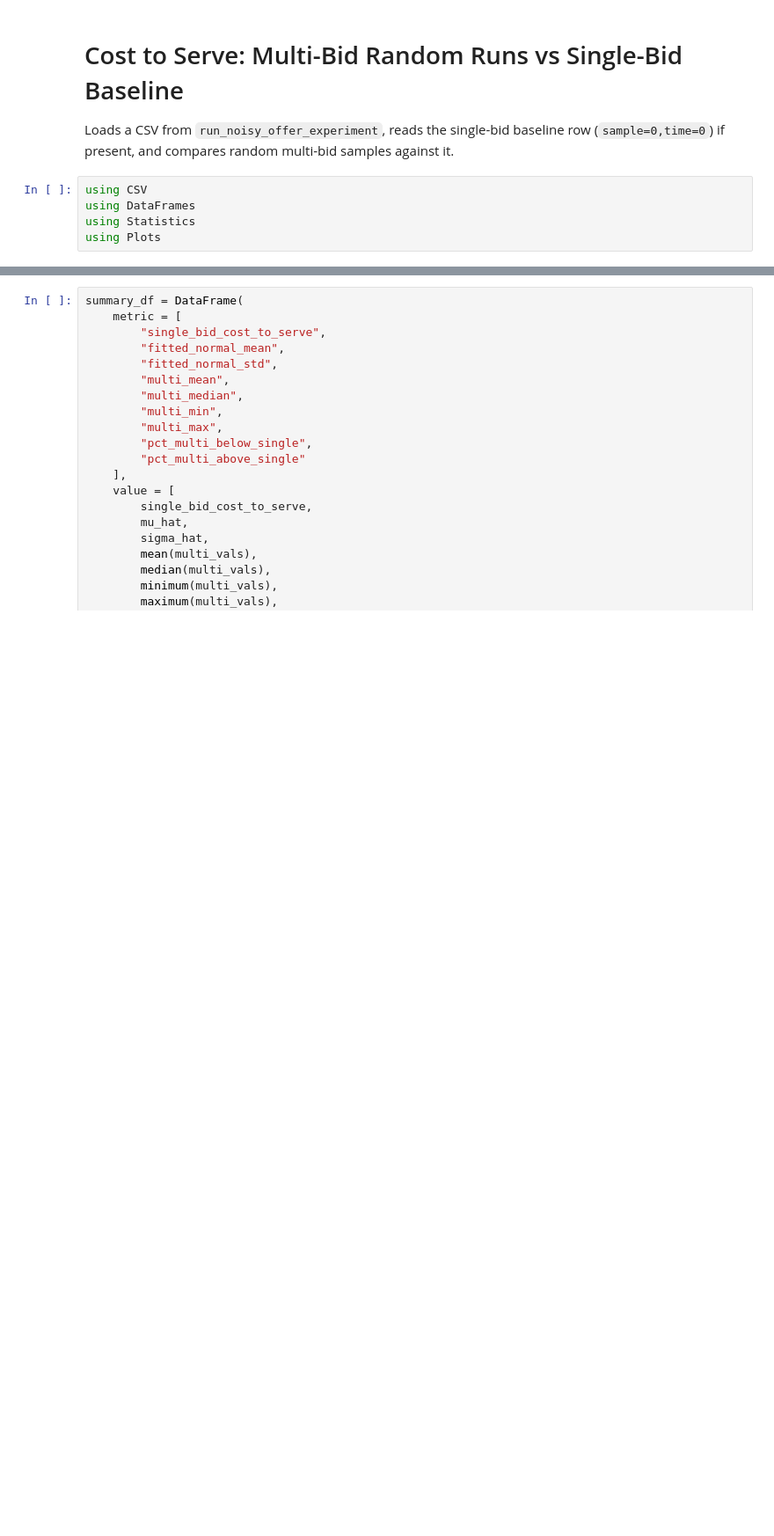
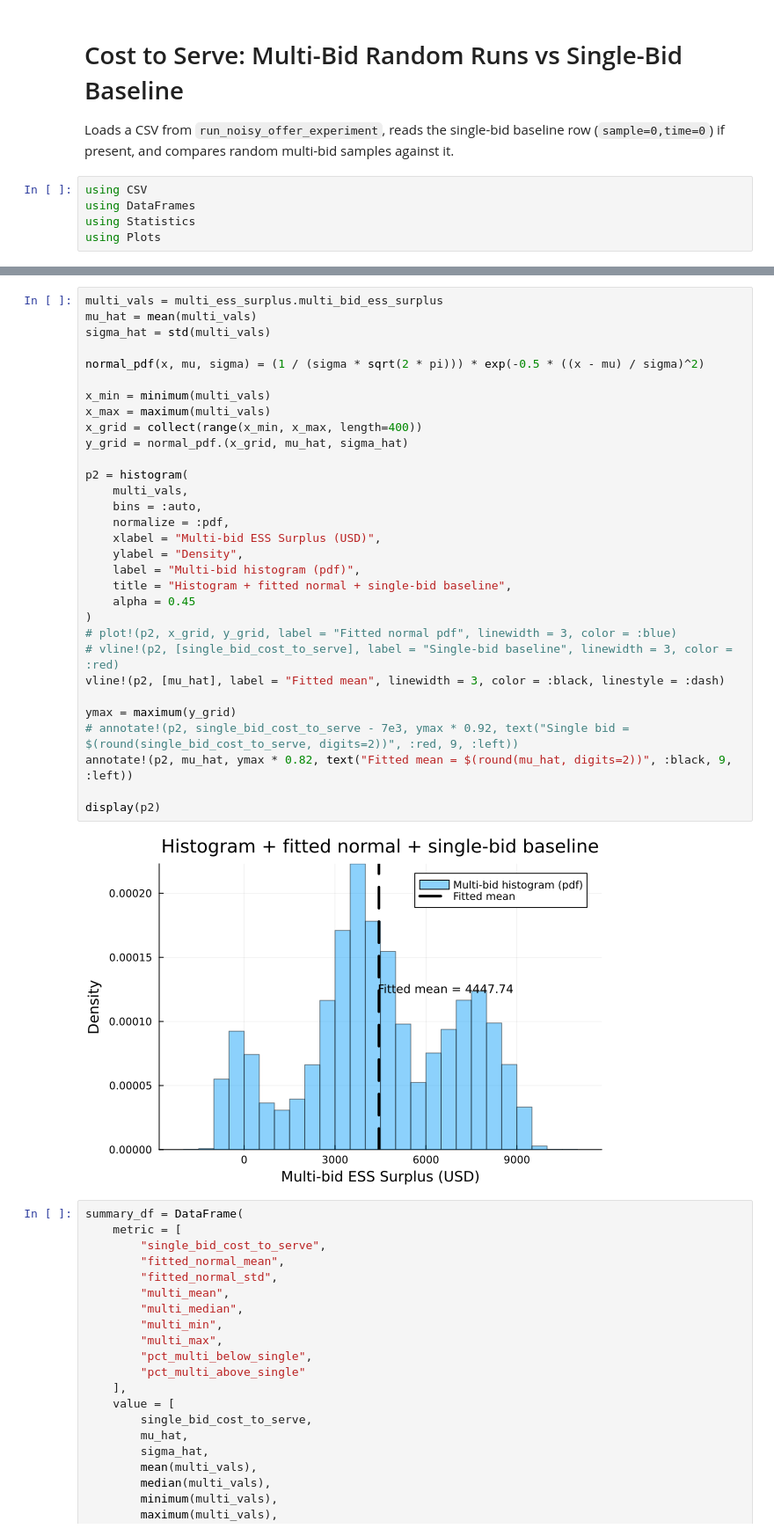
Before and after one commit to NLaws/storage_market_models, a Jupyter notebook: notebooks/plot_cost_to_serve.ipynb, the cells around one changed output, grey strips where cells are left out. Shown at 88% size. Cells and saved outputs as stored; diff of their text form; blank space fills up the shorter version.

```diff
--- a/notebooks/plot_cost_to_serve.ipynb
+++ b/notebooks/plot_cost_to_serve.ipynb
@@ -100,6 +113,39 @@ annotate!(p2, mu_hat, ymax * 0.82, text("Fitted mean = $(round(mu_hat, digits=2)
 display(p2)
 # %% [output]
 [figure]
+# %%
+multi_vals = multi_ess_surplus.multi_bid_ess_surplus
+mu_hat = mean(multi_vals)
+sigma_hat = std(multi_vals)
+
+normal_pdf(x, mu, sigma) = (1 / (sigma * sqrt(2 * pi))) * exp(-0.5 * ((x - mu) / sigma)^2)
+
+x_min = minimum(multi_vals)
+x_max = maximum(multi_vals)
+x_grid = collect(range(x_min, x_max, length=400))
+y_grid = normal_pdf.(x_grid, mu_hat, sigma_hat)
+
+p2 = histogram(
+    multi_vals,
+    bins = :auto,
+    normalize = :pdf,
+    xlabel = "Multi-bid ESS Surplus (USD)",
+    ylabel = "Density",
+    label = "Multi-bid histogram (pdf)",
+    title = "Histogram + fitted normal + single-bid baseline",
+    alpha = 0.45
+)
+# plot!(p2, x_grid, y_grid, label = "Fitted normal pdf", linewidth = 3, color = :blue)
+# vline!(p2, [single_bid_cost_to_serve], label = "Single-bid baseline", linewidth = 3, color = :red)
+vline!(p2, [mu_hat], label = "Fitted mean", linewidth = 3, color = :black, linestyle = :dash)
+
+ymax = maximum(y_grid)
+# annotate!(p2, single_bid_cost_to_serve - 7e3, ymax * 0.92, text("Single bid = $(round(single_bid_cost_to_serve, digits=2))", :red, 9, :left))
+annotate!(p2, mu_hat, ymax * 0.82, text("Fitted mean = $(round(mu_hat, digits=2))", :black, 9, :left))
+
+display(p2)
+# %% [output]
+[figure, added]
 # %%
 summary_df = DataFrame(
     metric = [
```
Also changed, not shown: parts of 6 cells of this notebook.
